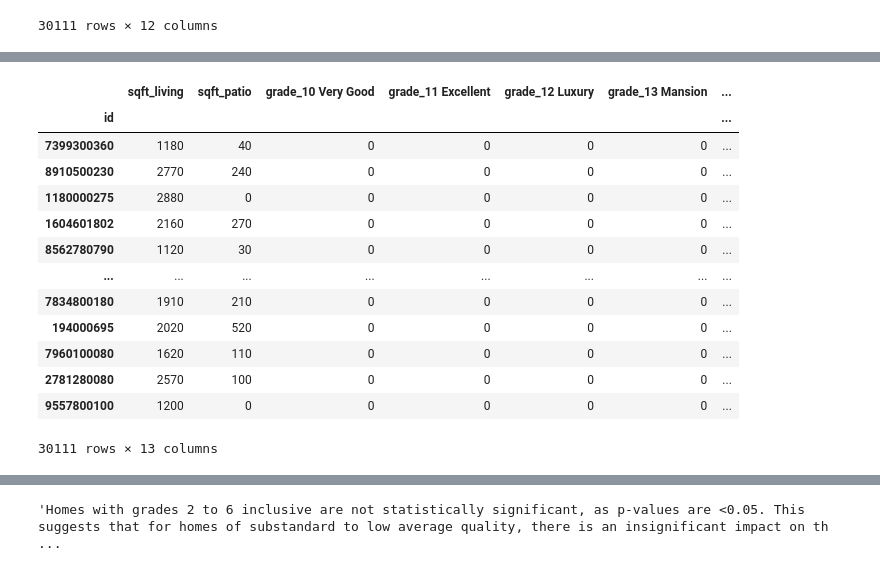
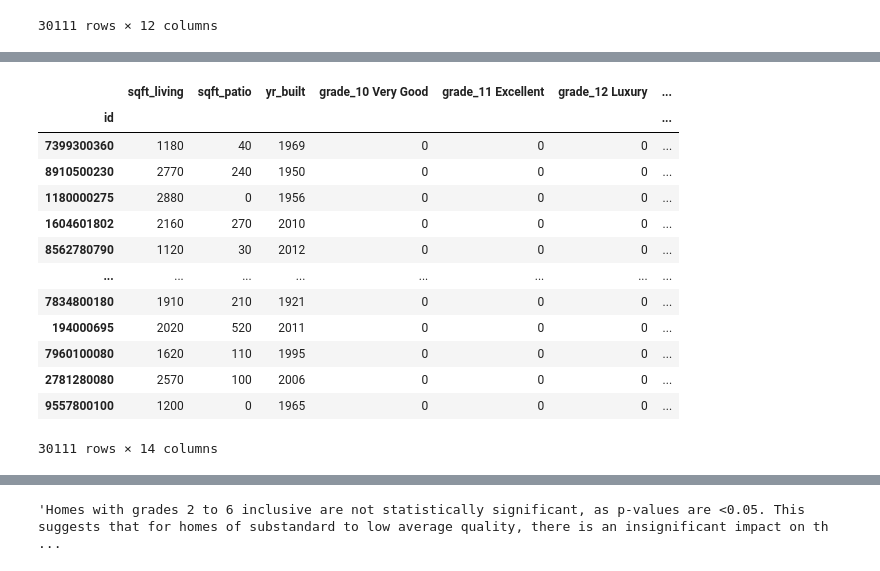
Before and after one commit to keziasetokusumo/dsc-phase-2-project-v2-5, a Jupyter notebook: student.ipynb, the cells around one changed output, grey strips where cells are left out. Saved outputs shown, nothing was run; the diff lists cells and outputs as text; code cells hidden in the pictures.

```diff
--- a/student.ipynb
+++ b/student.ipynb
@@ -183,22 +184,23 @@ grade_data
 # %%
-X_third=data[['sqft_living', 'sqft_patio', 'grade']]
+# Create another dataframe with the categorical predictor 'grade' and conduct one-hot-encoding
+X_third=data[['sqft_living', 'sqft_patio', 'yr_built', 'grade']]
 X_third=pd.get_dummies(X_third, columns=['grade'])
-# Drop 'grade_7 Average' and make it the reference category
+# Drop 'grade_7 Average' to make it the reference category
 X_third.drop(columns=['grade_7 Average'], inplace=True)
 X_third
 # %% [output]
-|  | sqft_living | sqft_patio | grade_10 Very Good | grade_11 Excellent | grade_12 Luxury | grade_13 Mansion | ... |
+|  | sqft_living | sqft_patio | yr_built | grade_10 Very Good | grade_11 Excellent | grade_12 Luxury | ... |
 | id |  |  |  |  |  |  | ... |
-| 7399300360 | 1180 | 40 | 0 | 0 | 0 | 0 | ... |
-| 8910500230 | 2770 | 240 | 0 | 0 | 0 | 0 | ... |
-| 1180000275 | 2880 | 0 | 0 | 0 | 0 | 0 | ... |
-| 1604601802 | 2160 | 270 | 0 | 0 | 0 | 0 | ... |
-| 8562780790 | 1120 | 30 | 0 | 0 | 0 | 0 | ... |
+| 7399300360 | 1180 | 40 | 1969 | 0 | 0 | 0 | ... |
+| 8910500230 | 2770 | 240 | 1950 | 0 | 0 | 0 | ... |
+| 1180000275 | 2880 | 0 | 1956 | 0 | 0 | 0 | ... |
+| 1604601802 | 2160 | 270 | 2010 | 0 | 0 | 0 | ... |
+| 8562780790 | 1120 | 30 | 2012 | 0 | 0 | 0 | ... |
 | ... | ... | ... | ... | ... | ... | ... | ... |
-| 7834800180 | 1910 | 210 | 0 | 0 | 0 | 0 | ... |
-| 194000695 | 2020 | 520 | 0 | 0 | 0 | 0 | ... |
-| 7960100080 | 1620 | 110 | 0 | 0 | 0 | 0 | ... |
-| 2781280080 | 2570 | 100 | 0 | 0 | 0 | 0 | ... |
-| 9557800100 | 1200 | 0 | 0 | 0 | 0 | 0 | ... |
+| 7834800180 | 1910 | 210 | 1921 | 0 | 0 | 0 | ... |
+| 194000695 | 2020 | 520 | 2011 | 0 | 0 | 0 | ... |
+| 7960100080 | 1620 | 110 | 1995 | 0 | 0 | 0 | ... |
+| 2781280080 | 2570 | 100 | 2006 | 0 | 0 | 0 | ... |
+| 9557800100 | 1200 | 0 | 1965 | 0 | 0 | 0 | ... |
-30111 rows × 13 columns
+30111 rows × 14 columns
 # %%
```
Also changed, not shown: parts of 18 cells of this notebook.
